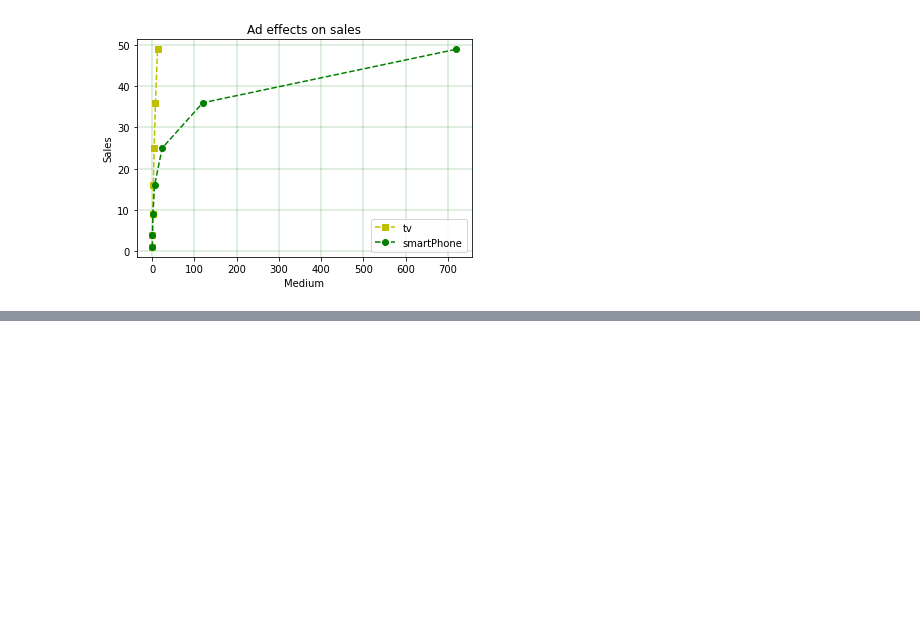
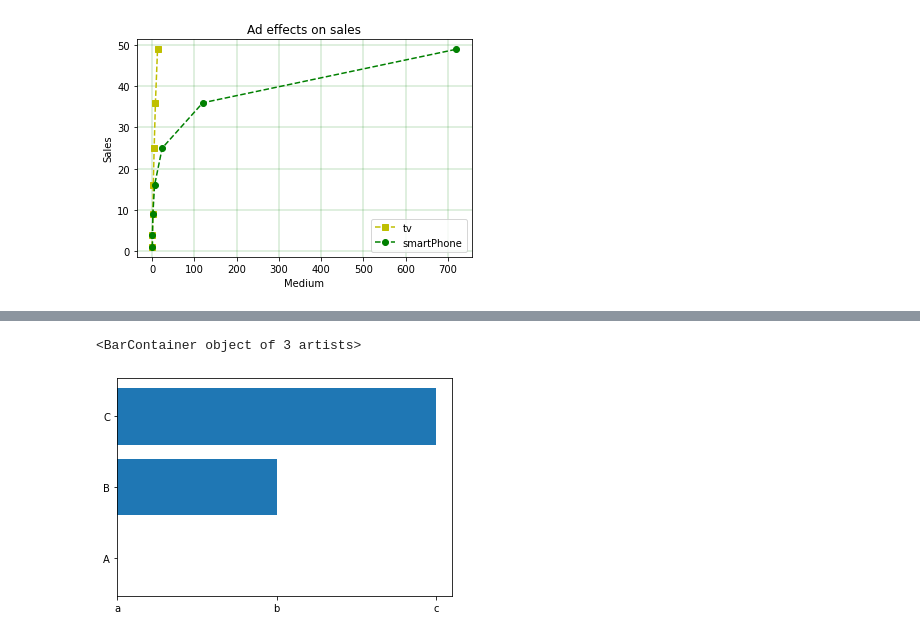
Before and after one commit to cloud1work1/matplotlib-tutorial, a Jupyter notebook: Matplotlib_tutorial.ipynb, the cells around one changed output, grey strips where cells are left out. Drawn from its saved outputs; the diff is of its cells as text; code cells hidden in the pictures; blank space fills up the shorter version.

```diff
--- a/Matplotlib_tutorial.ipynb
+++ b/Matplotlib_tutorial.ipynb
@@ -120,0 +129,8 @@ plt.show()
+# %%
+#horizontal bar
+a=np.array(["A","B","C"])
+b=np.array(["a", "b", "c"])
+plt.barh(a,b)
+# %% [output]
+<BarContainer object of 3 artists>
+[figure, added]
```
Also changed, not shown: parts of 4 cells of this notebook.
